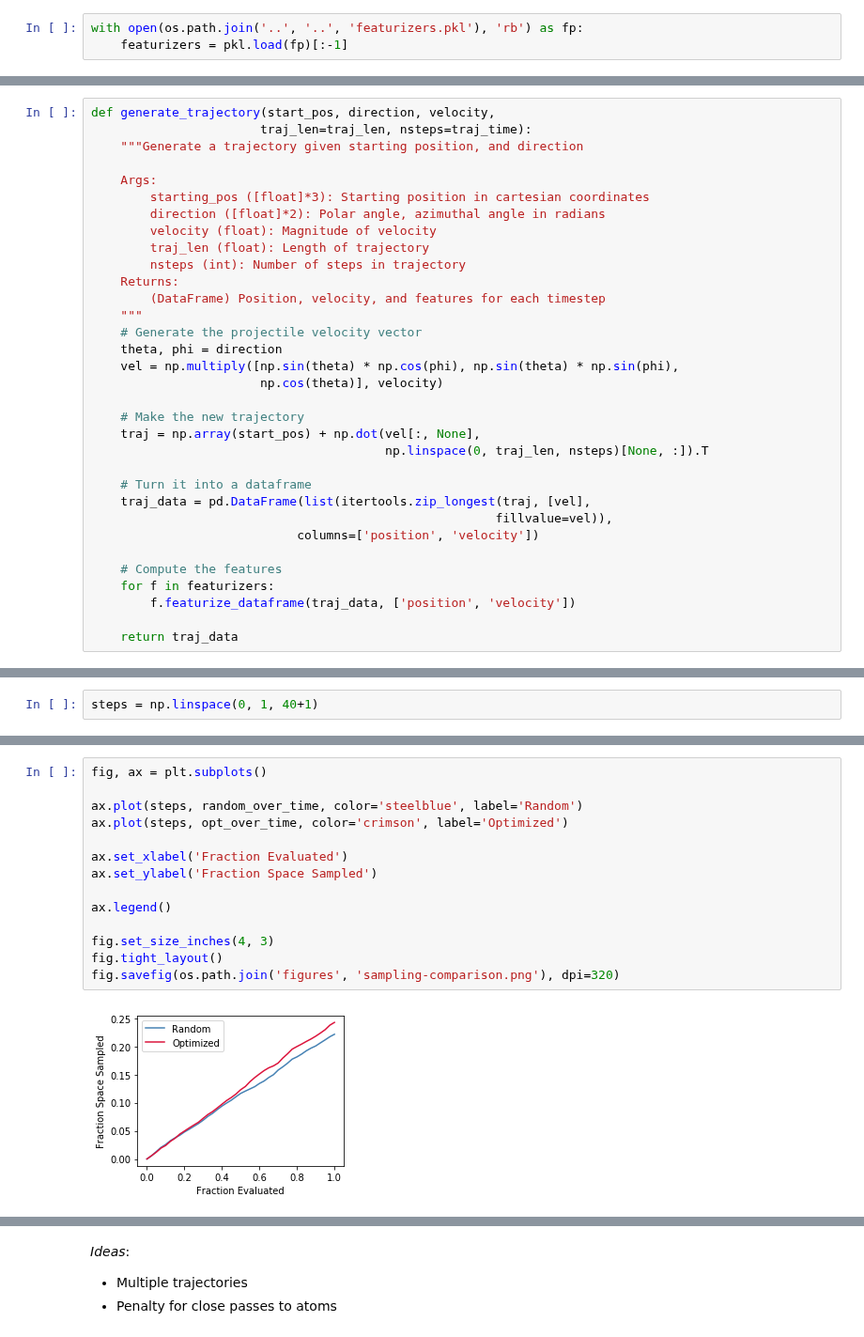
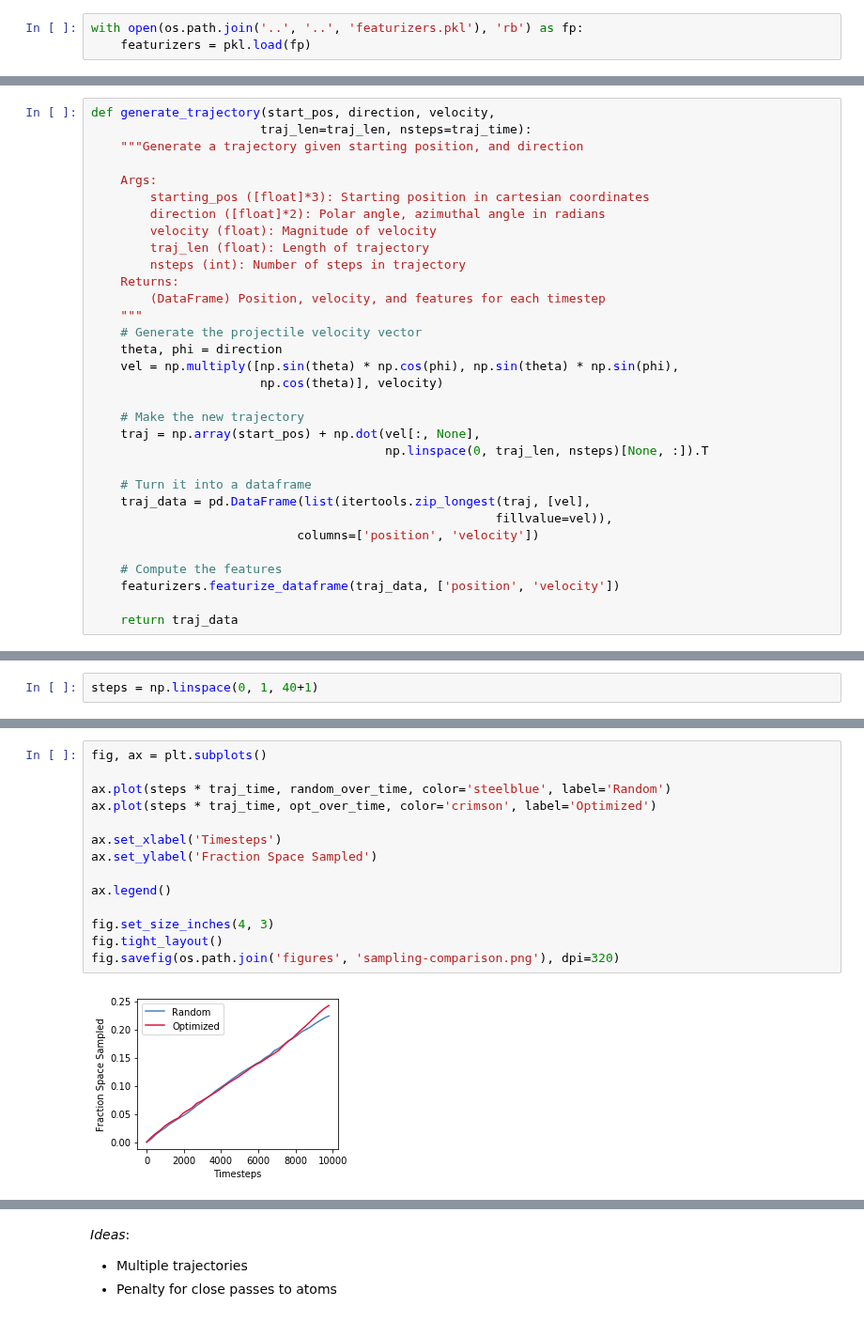
Before and after one commit to globus-labs/stopping-power-ml, a Jupyter notebook: single-velocity/manifold/1_optimize_trajectory.ipynb, the cells around one changed output, grey strips where cells are left out. Shown at 94% size. Cells and saved outputs as stored; diff of their text form.

Commit message:
Switched to using MultipleFeaturizer, optimizing 2 trajectories

```diff
--- a/single-velocity/manifold/1_optimize_trajectory.ipynb
+++ b/single-velocity/manifold/1_optimize_trajectory.ipynb
@@ -32,7 +33,7 @@ with gzip.open('manifold.pkl.gz', 'rb') as fp:
 Load the feature generator
 # %%
 with open(os.path.join('..', '..', 'featurizers.pkl'), 'rb') as fp:
-    featurizers = pkl.load(fp)[:-1]
+    featurizers = pkl.load(fp)
 # %% [markdown]
 Load the list of features used to determine the mainfold
 # %%
@@ -163,8 +164,7 @@ def generate_trajectory(start_pos, direction, velocity,
                             columns=['position', 'velocity'])
 
     # Compute the features
-    for f in featurizers:
-        f.featurize_dataframe(traj_data, ['position', 'velocity'])
+    featurizers.featurize_dataframe(traj_data, ['position', 'velocity'])
 
     return traj_data
 # %% [markdown]
@@ -271,19 +271,19 @@ Wall time: 9min 36s
 # %%
 fig, ax = plt.subplots()
 
-ax.plot(steps, random_over_time, color='steelblue', label='Random')
-ax.plot(steps, opt_over_time, color='crimson', label='Optimized')
+ax.plot(steps * traj_time, random_over_time, color='steelblue', label='Random')
+ax.plot(steps * traj_time, opt_over_time, color='crimson', label='Optimized')
 
-ax.set_xlabel('Fraction Evaluated')
+ax.set_xlabel('Timesteps')
 ax.set_ylabel('Fraction Space Sampled')
 
 ax.legend()
 
 fig.set_size_inches(4, 3)
 fig.tight_layout()
 fig.savefig(os.path.join('figures', 'sampling-comparison.png'), dpi=320)
 # %% [output]
-[figure, old version]
+[figure, new version]
 # %%
 fig, axs = plt.subplots(1, 2)
 
```
Also changed, not shown: parts of 26 cells of this notebook, 14 other files.
